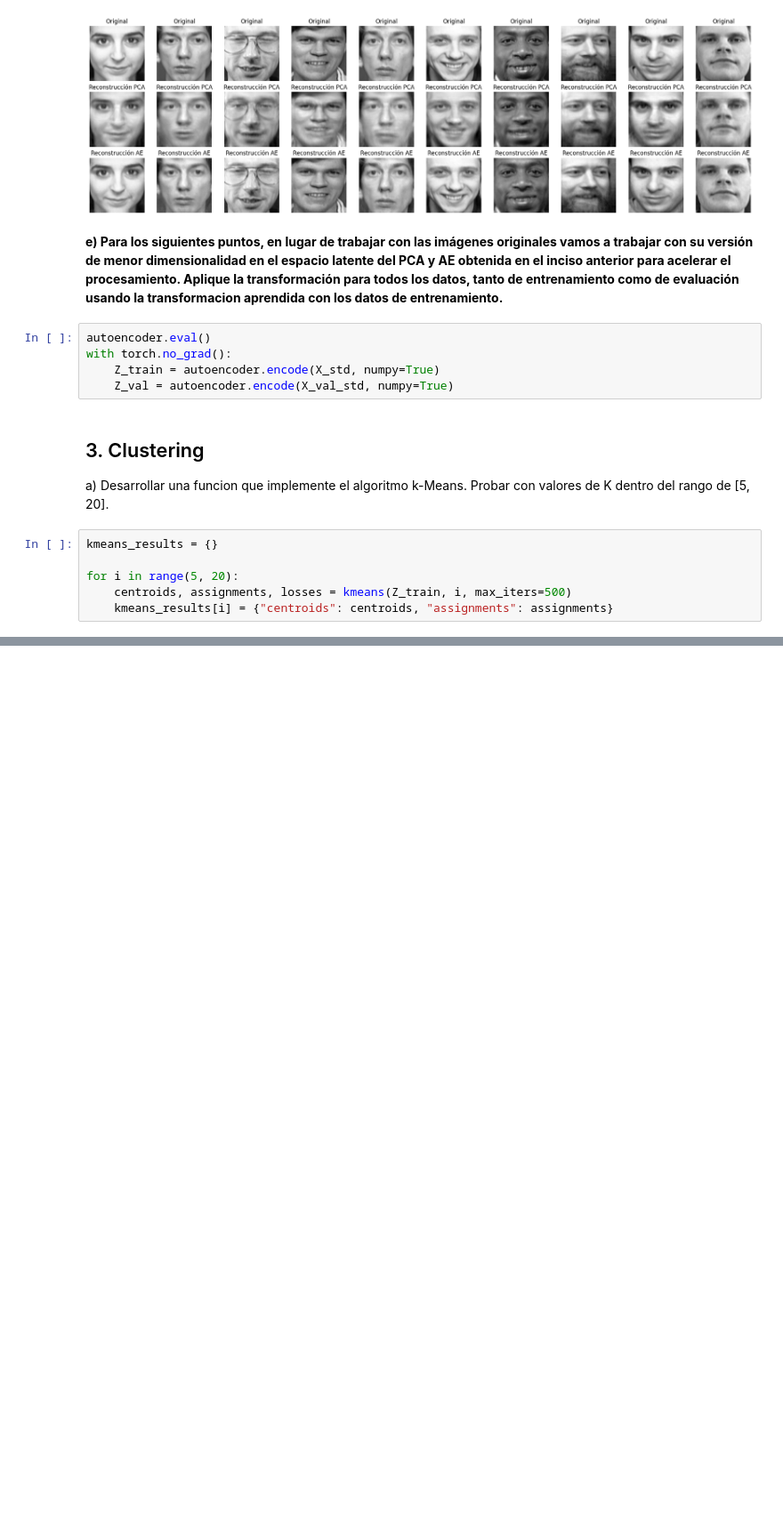
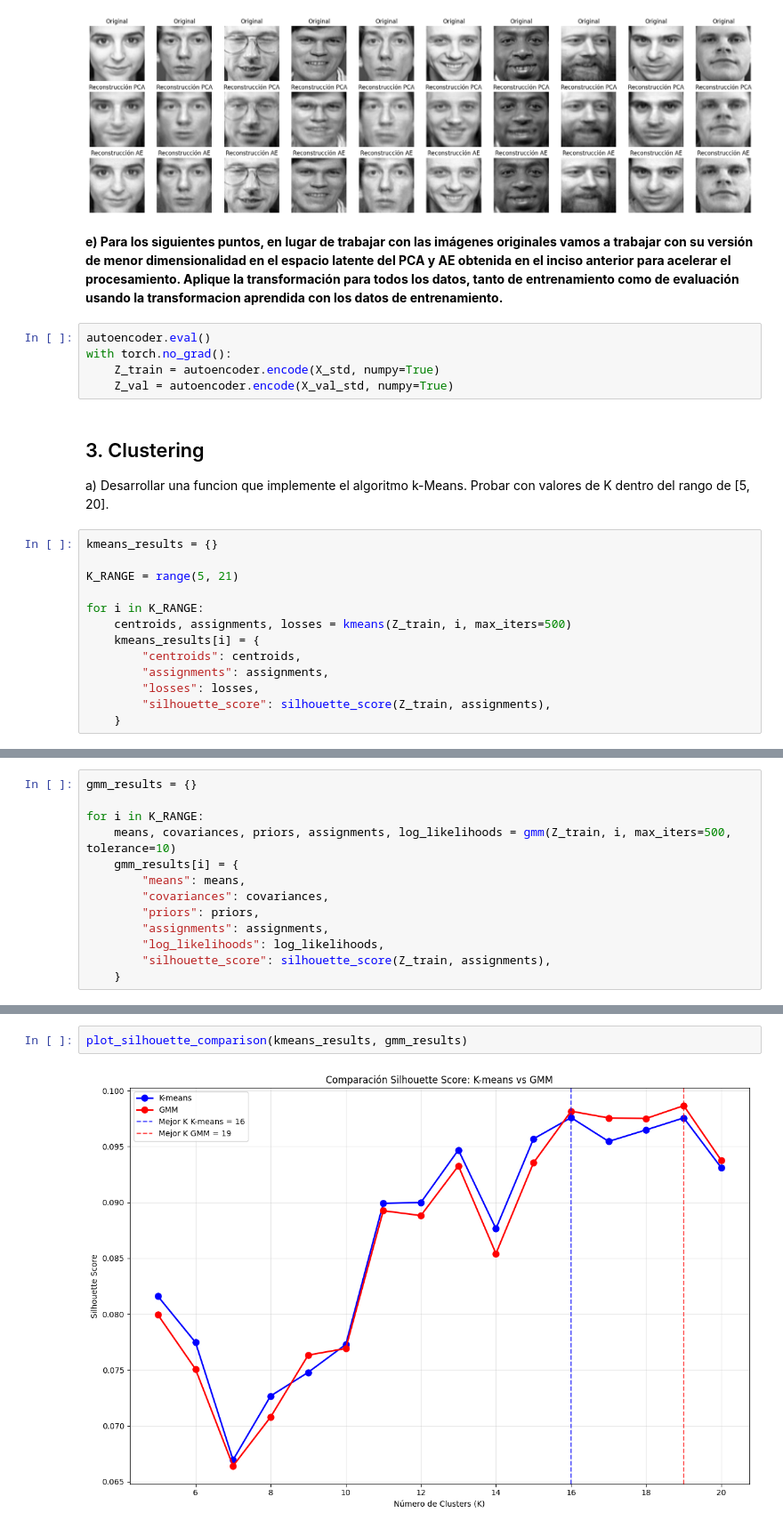
Before and after one commit to gonzabaleta/udesa-ml-unsupervised-learning, a Jupyter notebook: Zabaleta_Gonzalo_Notebook_TP4.ipynb, the cells around one changed output, grey strips where cells are left out. Shown at 89% size. Saved outputs shown, nothing was run; the diff lists cells and outputs as text; blank space fills up the shorter version.

Commit message:
implement gmm, silhouette, marginal gains

```diff
--- a/Zabaleta_Gonzalo_Notebook_TP4.ipynb
+++ b/Zabaleta_Gonzalo_Notebook_TP4.ipynb
@@ -275,7 +280,14 @@ a) Desarrollar una funcion que implemente el
 # %%
 kmeans_results = {}
 
-for i in range(5, 20):
+K_RANGE = range(5, 21)
+
+for i in K_RANGE:
     centroids, assignments, losses = kmeans(Z_train, i, max_iters=500)
-    kmeans_results[i] = {"centroids": centroids, "assignments": assignments}
+    kmeans_results[i] = {
+        "centroids": centroids,
+        "assignments": assignments,
+        "losses": losses,
+        "silhouette_score": silhouette_score(Z_train, assignments),
+    }
 # %% [output]
@@ -298,0 +311,13 @@ Converged at iteration 11
+# %%
+gmm_results = {}
+
+for i in K_RANGE:
+    means, covariances, priors, assignments, log_likelihoods = gmm(Z_train, i, max_iters=500, tolerance=10)
+    gmm_results[i] = {
+        "means": means,
+        "covariances": covariances,
+        "priors": priors,
+        "assignments": assignments,
+        "log_likelihoods": log_likelihoods,
+        "silhouette_score": silhouette_score(Z_train, assignments),
+    }
@@ -298,0 +342,4 @@ Converged at iteration 11
+# %%
+plot_silhouette_comparison(kmeans_results, gmm_results)
+# %% [output]
+[figure, added]
```
Also changed, not shown: parts of 6 cells of this notebook, 9 other files.
